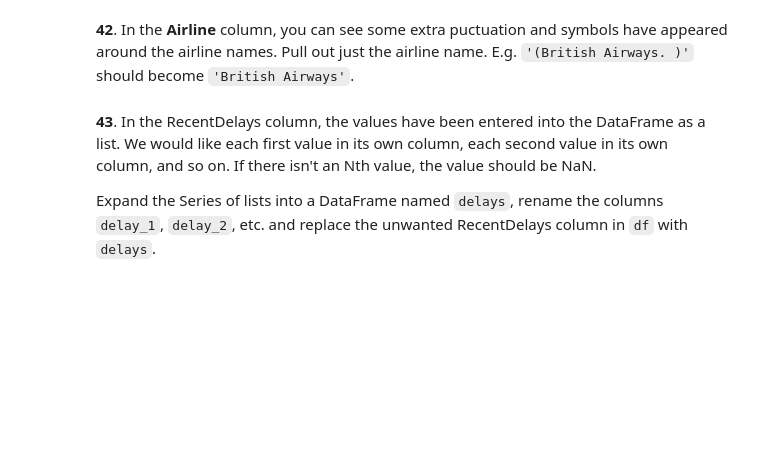
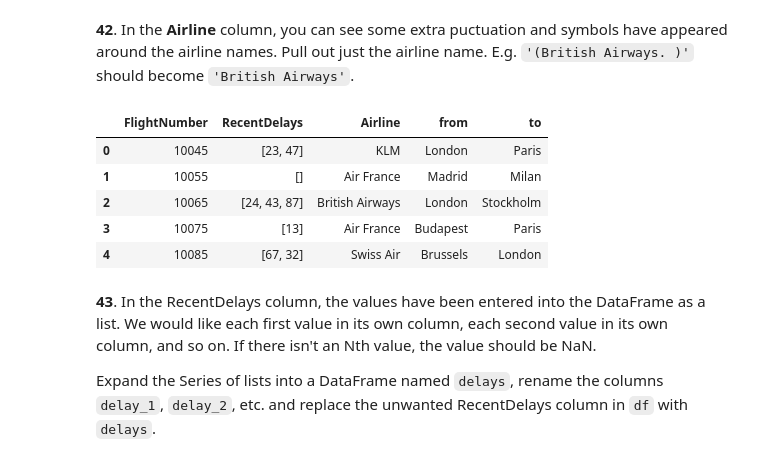
Before and after one commit to xyiling/100-pandas-puzzles-cn, a Jupyter notebook: 100-pandas-puzzles-cn.ipynb, the cells around one changed output. Cells and saved outputs as stored; diff of their text form; code cells hidden in the pictures; blank space fills up the shorter version.

```diff
--- a/100-pandas-puzzles-cn.ipynb
+++ b/100-pandas-puzzles-cn.ipynb
@@ -875,6 +875,16 @@ df
 | 4 | 10085 | [67, 32] | "Swiss Air" | Brussels | London |
 # %% [markdown]
 **42**. In the **Airline** column, you can see some extra puctuation and symbols have appeared around the airline names. Pull out just the airline name. E.g. `'(British Airways. )'` should become `'British Airways'`.
+# %%
+df['Airline'] = df['Airline'].str.extractall('([a-zA-Z ]+)')[0].unstack()[0]
+df
+# %% [output]
+|  | FlightNumber | RecentDelays | Airline | from | to |
+| 0 | 10045 | [23, 47] | KLM | London | Paris |
+| 1 | 10055 | [] | Air France | Madrid | Milan |
+| 2 | 10065 | [24, 43, 87] | British Airways | London | Stockholm |
+| 3 | 10075 | [13] | Air France | Budapest | Paris |
+| 4 | 10085 | [67, 32] | Swiss Air | Brussels | London |
 # %% [markdown]
 **43**. In the RecentDelays column, the values have been entered into the DataFrame as a list. We would like each first value in its own column, each second value in its own column, and so on. If there isn't an Nth value, the value should be NaN.
 
```
